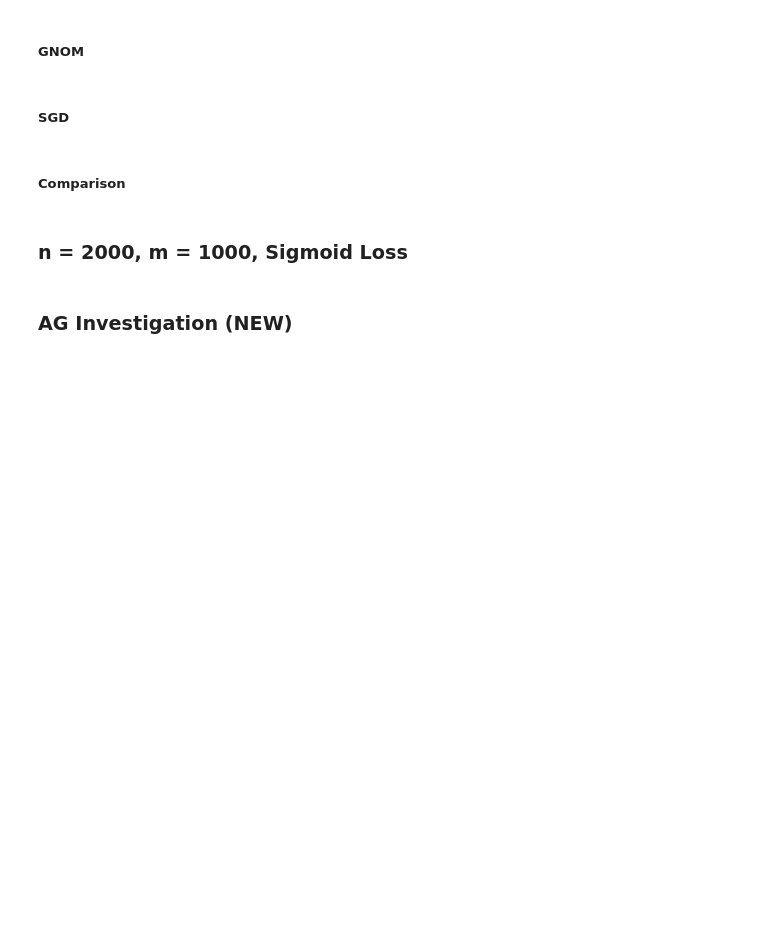
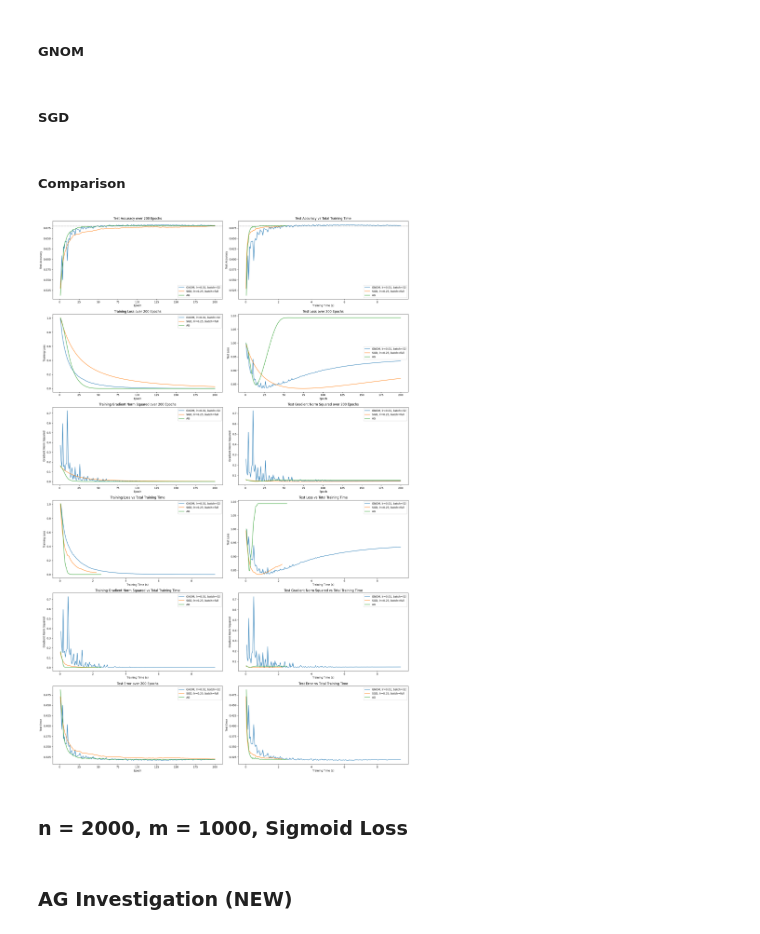
Before and after one commit to thomask902/2024-Numerical-Optimization-Research, a Jupyter notebook: svm/svm_analysis.ipynb, the cells around one changed output. Cells and saved outputs as stored; diff of their text form; code cells hidden in the pictures; blank space fills up the shorter version.

```diff
--- a/svm/svm_analysis.ipynb
+++ b/svm/svm_analysis.ipynb
@@ -50,6 +50,7 @@ def plot_results(file_paths, labels):
     # Plot 1: Test Accuracy over Epochs (left plot)
     for i in range(num_datasets):
         axes[0, 0].plot(epochs_list[i], test_accuracy_list[i], label=labels[i], color=colors[i])
+    axes[0, 0].axhline(y=0.68, color='gray', linestyle='--', linewidth=1)
     axes[0, 0].set_xlabel('Epoch')
     axes[0, 0].set_ylabel('Test Accuracy')
     axes[0, 0].set_title(f'Test Accuracy over {len(epochs)} Epochs')
@@ -58,6 +59,7 @@ def plot_results(file_paths, labels):
     # Plot 2: Test Accuracy vs Total Training Time (right plot)
     for i in range(num_datasets):
         axes[0, 1].plot(total_training_time_list[i], test_accuracy_list[i], label=labels[i], color=colors[i])
+    axes[0, 1].axhline(y=0.68, color='gray', linestyle='--', linewidth=1)
     axes[0, 1].set_xlabel('Training Time (s)')
     axes[0, 1].set_ylabel('Test Accuracy')
     axes[0, 1].set_title('Test Accuracy vs Total Training Time')
@@ -355,19 +282,20 @@ plot_results(file_paths, labels)
 ##### Comparison
 # %%
 # COMPARING BEST RESULTS @200 EPOCHS
-# GNOM w lr = 0.01, batch = full
-# SGD w lr = 0.001, batch = 256
-# AG w lr = 0.001, batch = full
+# GNOM w lr = 0.01, batch = 32
+# SGD w lr = 0.25, batch = full
+# AG
 
+b32 = "generated/hinge/n_2000_m_1000/GNOM/lr-0.01/200/32/no_wd/2024-10-25-15:28:56/results.csv"
+lr025 = "generated/hinge/n_2000_m_1000/GD/lr-0.25/200/no_batching/no_wd/2024-10-25-16:07:40/results.csv"
+ag = "generated/hinge/n_2000_m_1000/AG/lr-0.01/200/no_batching/no_wd/2024-10-25-12:16:33/results.csv"
 
-lr_0_01_file_path = "generated/hinge/n_2000_m_1000/GNOM/lr-0.01/200/no_batching/2024-10-10-14:37:46/results.csv"
-lr_0_001_batch_256_file_path = "generated/hinge/n_2000_m_1000/GD/lr-0.001/200/256/2024-10-10-15:30:03/results.csv"
-lr_0_001_file_path = "generated/hinge/n_2000_m_1000/AG/lr-0.001/200/no_batching/no_wd/2024-10-17-12:27:50/results.csv"
-
-files = [lr_0_01_file_path, lr_0_001_batch_256_file_path, lr_0_001_file_path]
-labels = ["GNOM, lr=0.01, batch=full", "SGD, lr=0.001, batch=256", "AG, lr=0.001, batch=full"]
+files = [b32, lr025, ag]
+labels = ["GNOM, lr=0.01, batch=32", "SGD, lr=0.25, batch=full", "AG"]
 
 plot_results(files, labels)
+# %% [output]
+[figure, added]
 # %%
 # COMPARING BEST RESULTS @500 EPOCHS
 
```
Also changed, not shown: parts of 15 cells of this notebook.
